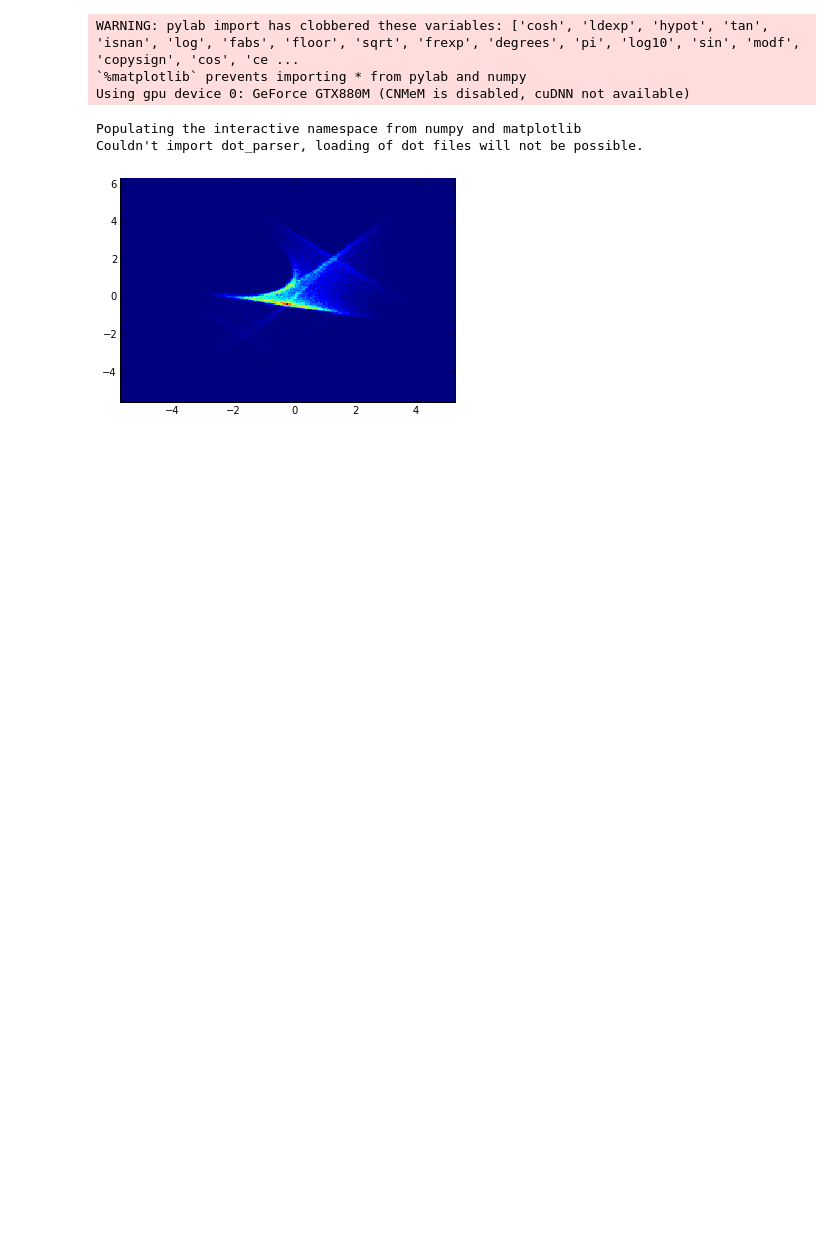
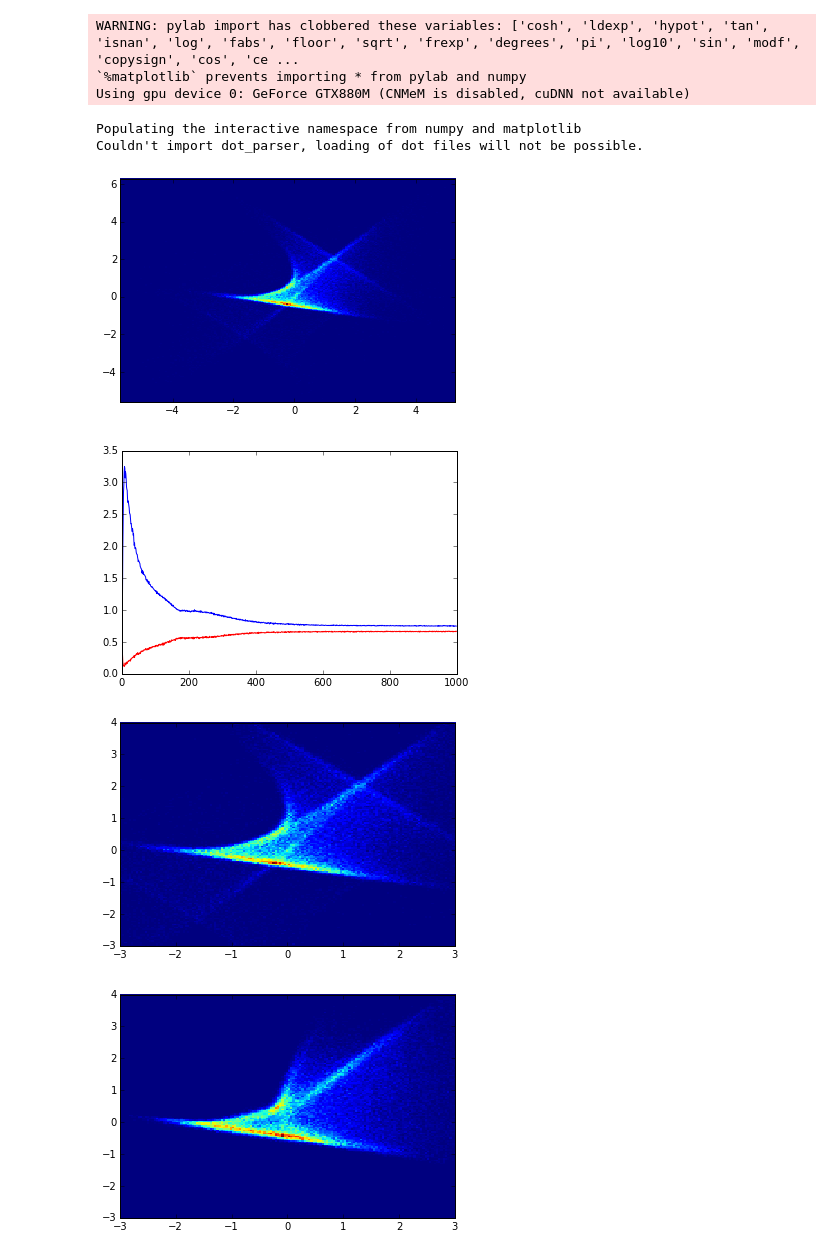
Before and after one commit to arayabrain/Simple-GAN-Example, a Jupyter notebook: simplegan.ipynb, the cells around one changed output. Cells and saved outputs as stored; diff of their text form; code cells hidden in the pictures; blank space fills up the shorter version.

Commit message:
Added inline graphs

```diff
--- a/simplegan.ipynb
+++ b/simplegan.ipynb
@@ -63,14 +63,14 @@ invar2 = T.matrix()
 target = T.ivector()
 
 # Number of variables in the latent space
-CONTROLDIM = 4
+CONTROLDIM = 8
 
 # Generator layer sizes
-N0 = 8
-N1 = 8
-N2 = 8
-N3 = 8
-N4 = 8
+N0 = 16
+N1 = 16
+N2 = 16
+N3 = 16
+N4 = 16
 
 # Discriminator layer sizes
 D1 = 64
@@ -148,6 +148,8 @@ def trainEpoch(eidx):
     for d_iter in range(10):
         seeds = np.random.rand( NEXAMPLES, CONTROLDIM )*2-1
         samples = np.zeros( (NEXAMPLES, DIM ))
+
+        # Generate fresh examples
         for i in range(NEXAMPLES):
             samples[i] = sample()
 
@@ -161,8 +163,7 @@ def trainEpoch(eidx):
     seeds = np.random.rand( NEXAMPLES, CONTROLDIM )*2-1
     gen_error = net["train_gen"]( seeds )
 
-    if (eidx%10 == 0):
-        print "%.6g,%.6g" % (d_error, gen_error)
+    return gen_error, d_error
 
 def visualize(eidx, show=False):
     seeds = np.random.rand( 100000, CONTROLDIM )*2-1
@@ -171,18 +172,37 @@ def visualize(eidx, show=False):
     plt.xlim(-3,3)
     plt.ylim(-3,4)
     if show:
-        plt.hist2d(train[:,0],train[:,1],100)
         plt.show()
     else:
         plt.savefig("frames/%.6d.png" % eidx) # Generate animation frames
 # %%
-# Do 2000 batches
-for i in range(2000):
-    trainEpoch(i)
+# Do 1000 batches
+
+gerr = []
+derr = []
+
+for i in range(1000):
+    ge,de = trainEpoch(i)
+    gerr.append(ge)
+    derr.append(de)
+
     if i%10 == 0:
         visualize(i)
 
-visualize(2000,show=True)
+plt.plot(gerr,"b-")
+plt.plot(derr,"r-")
+plt.show()
+plt.clf()
+
+plt.hist2d(dist[:,0],dist[:,1],150,range=[ [-3,3], [-3,4]])
+plt.show()
+plt.clf()
+
+visualize(1000,show=True)
+# %% [output]
+[figure, added]
+[figure, added]
+[figure, added]
 # %%
 # Visualize the map from latent variables to the output space by picking two latent dimensions and plotting out a grid.
 
```
Also changed, not shown: parts of 2 cells of this notebook.
